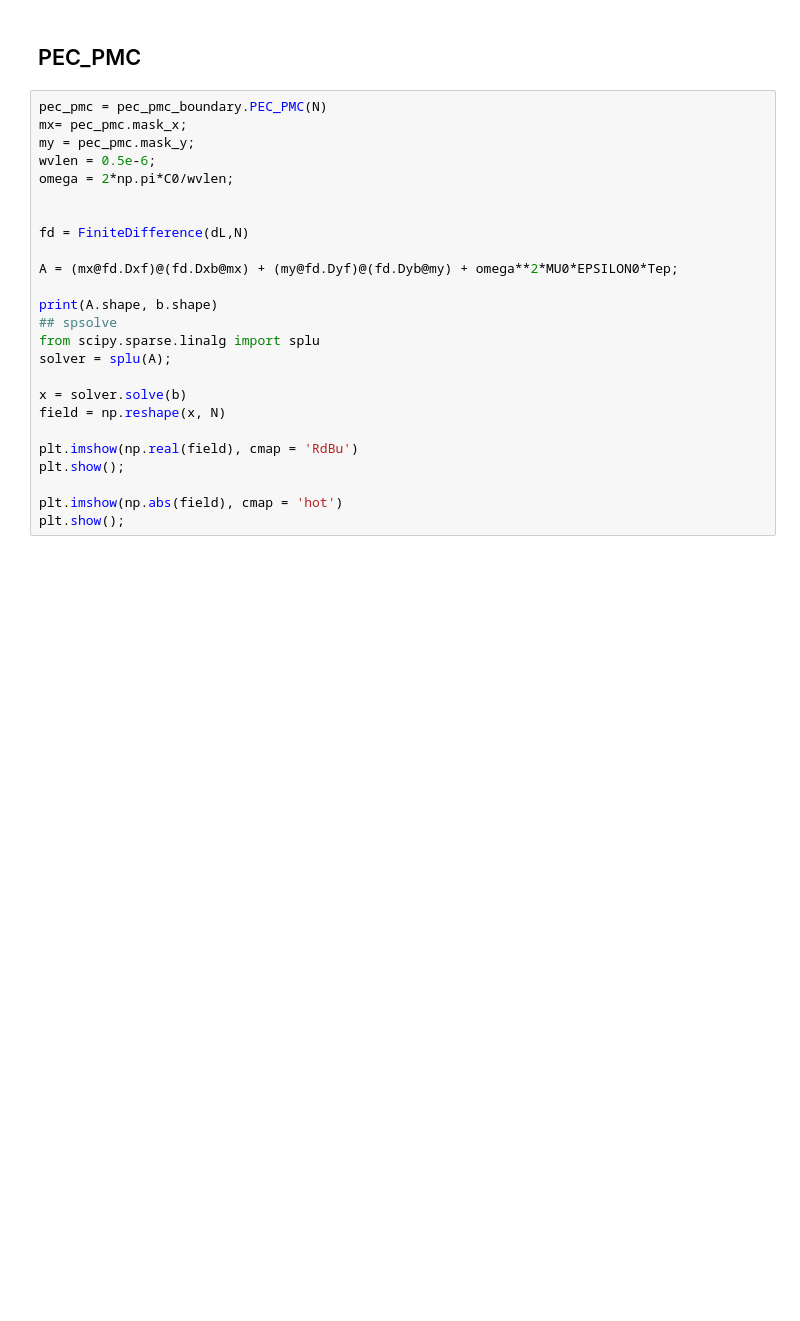
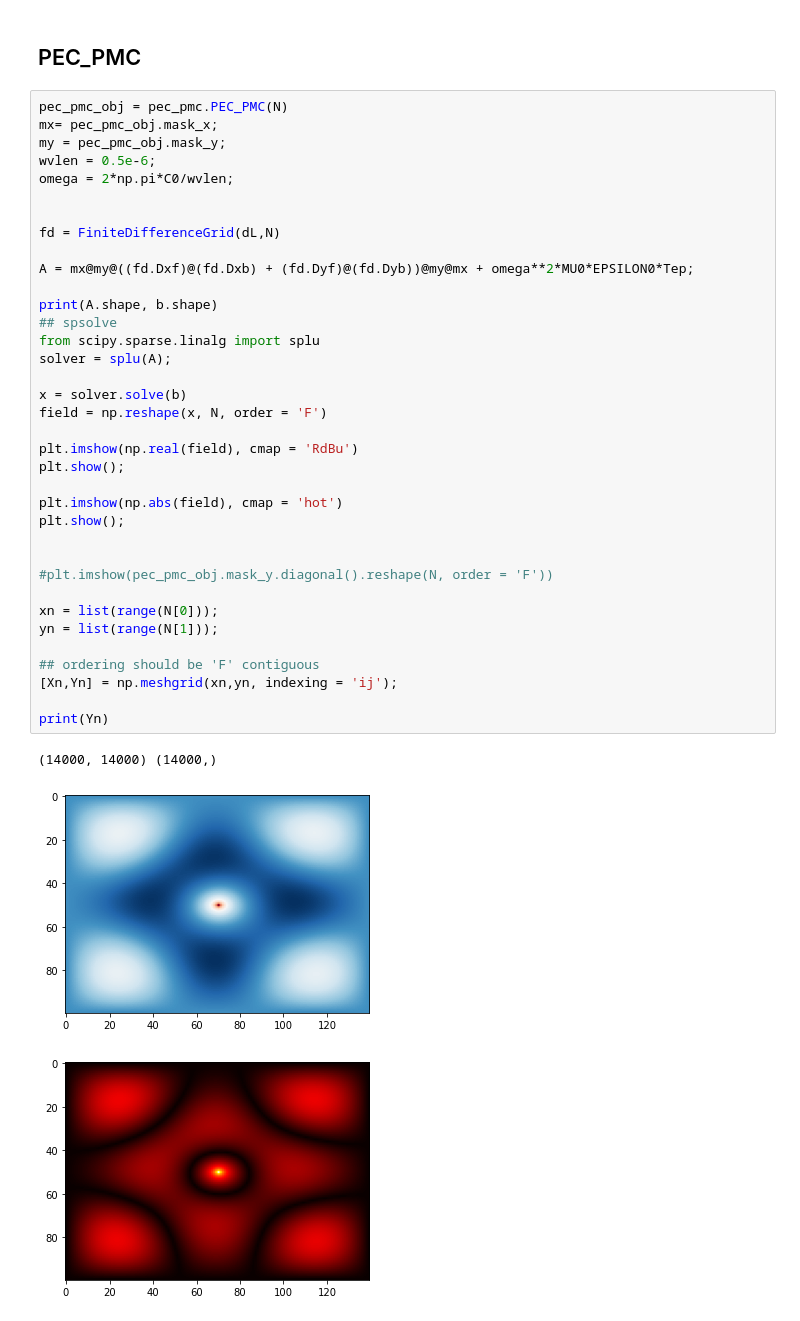
Before and after one commit to zhaonat/eigenwell, a Jupyter notebook: notebooks/test_grid_preconditioners.ipynb, the cells around one changed output. Cells and saved outputs as stored; diff of their text form; blank space fills up the shorter version.

```diff
--- a/notebooks/test_grid_preconditioners.ipynb
+++ b/notebooks/test_grid_preconditioners.ipynb
@@ -137,27 +143,42 @@ print(sxb.shape)
 # %% [markdown]
 ## PEC_PMC
 # %%
-pec_pmc = pec_pmc_boundary.PEC_PMC(N)
-mx= pec_pmc.mask_x;
-my = pec_pmc.mask_y;
+pec_pmc_obj = pec_pmc.PEC_PMC(N)
+mx= pec_pmc_obj.mask_x;
+my = pec_pmc_obj.mask_y;
 wvlen = 0.5e-6;
 omega = 2*np.pi*C0/wvlen;
 
 
-fd = FiniteDifference(dL,N)
+fd = FiniteDifferenceGrid(dL,N)
 
-A = (mx@fd.Dxf)@(fd.Dxb@mx) + (my@fd.Dyf)@(fd.Dyb@my) + omega**2*MU0*EPSILON0*Tep;
+A = mx@my@((fd.Dxf)@(fd.Dxb) + (fd.Dyf)@(fd.Dyb))@my@mx + omega**2*MU0*EPSILON0*Tep;
 
 print(A.shape, b.shape)
 ## spsolve
 from scipy.sparse.linalg import splu
 solver = splu(A);
 
 x = solver.solve(b)
-field = np.reshape(x, N)
+field = np.reshape(x, N, order = 'F')
 
 plt.imshow(np.real(field), cmap = 'RdBu')
 plt.show();
 
 plt.imshow(np.abs(field), cmap = 'hot')
 plt.show();
+
+
+#plt.imshow(pec_pmc_obj.mask_y.diagonal().reshape(N, order = 'F'))
+
+xn = list(range(N[0]));
+yn = list(range(N[1]));
+
+## ordering should be 'F' contiguous
+[Xn,Yn] = np.meshgrid(xn,yn, indexing = 'ij');
+
+print(Yn)
+# %% [output]
+(14000, 14000) (14000,)
+[figure, added]
+[figure, added]
```
Also changed, not shown: parts of 12 cells of this notebook, 12 other files.
